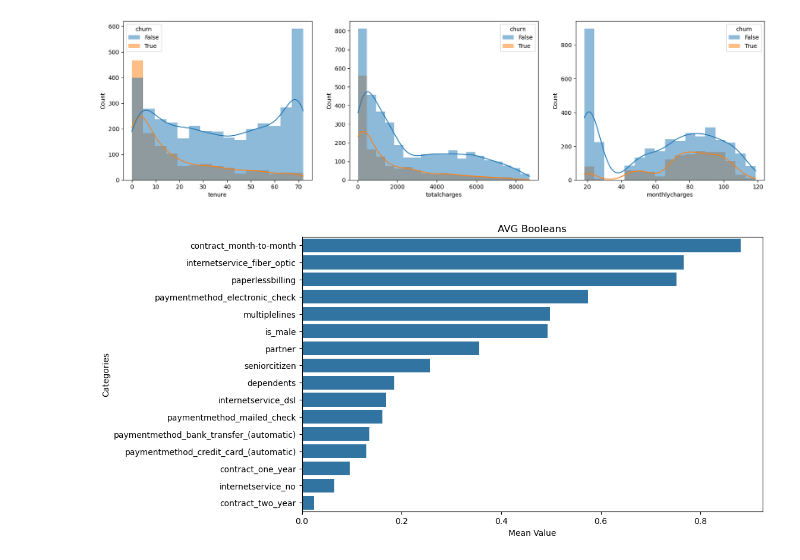
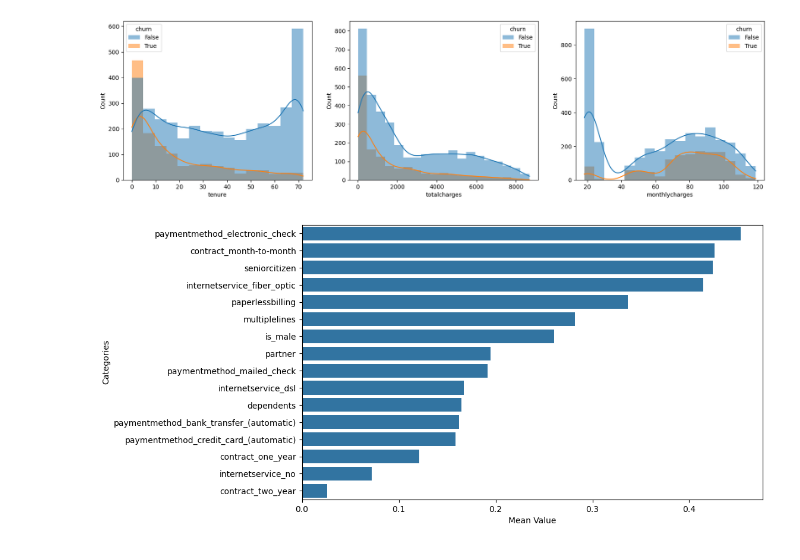
Before and after one commit to OPITMaria/telco_ml_pipeline, a Jupyter notebook: preprocessed_data/EDA.ipynb, the cells around one changed output. Saved outputs shown, nothing was run; the diff lists cells and outputs as text; code cells hidden in the pictures.

Commit message:
prob of churn given churn

```diff
--- a/preprocessed_data/EDA.ipynb
+++ b/preprocessed_data/EDA.ipynb
@@ -58,13 +58,13 @@ for col, ax in zip(num_col, axes):
 # %% [output]
 [figure]
 # %%
-mean_booleans = df[df[target]][cat_col].mean().sort_values(ascending=False)
+probability_of_churn_given_flag = df[df[target]][cat_col].sum() / df[cat_col].sum()
+probability_of_churn_given_flag = probability_of_churn_given_flag.sort_values(ascending = False)
 
 plt.figure(figsize=(10, 6))
-sns.barplot(data=mean_booleans, orient= 'h')
-plt.title('AVG Booleans')
+sns.barplot(data=probability_of_churn_given_flag, orient= 'h')
 plt.xlabel('Mean Value')
 plt.ylabel('Categories')
 plt.show()
 # %% [output]
-[figure, old version]
+[figure, new version]
```
Also changed, not shown: parts of 1 cell of this notebook.
